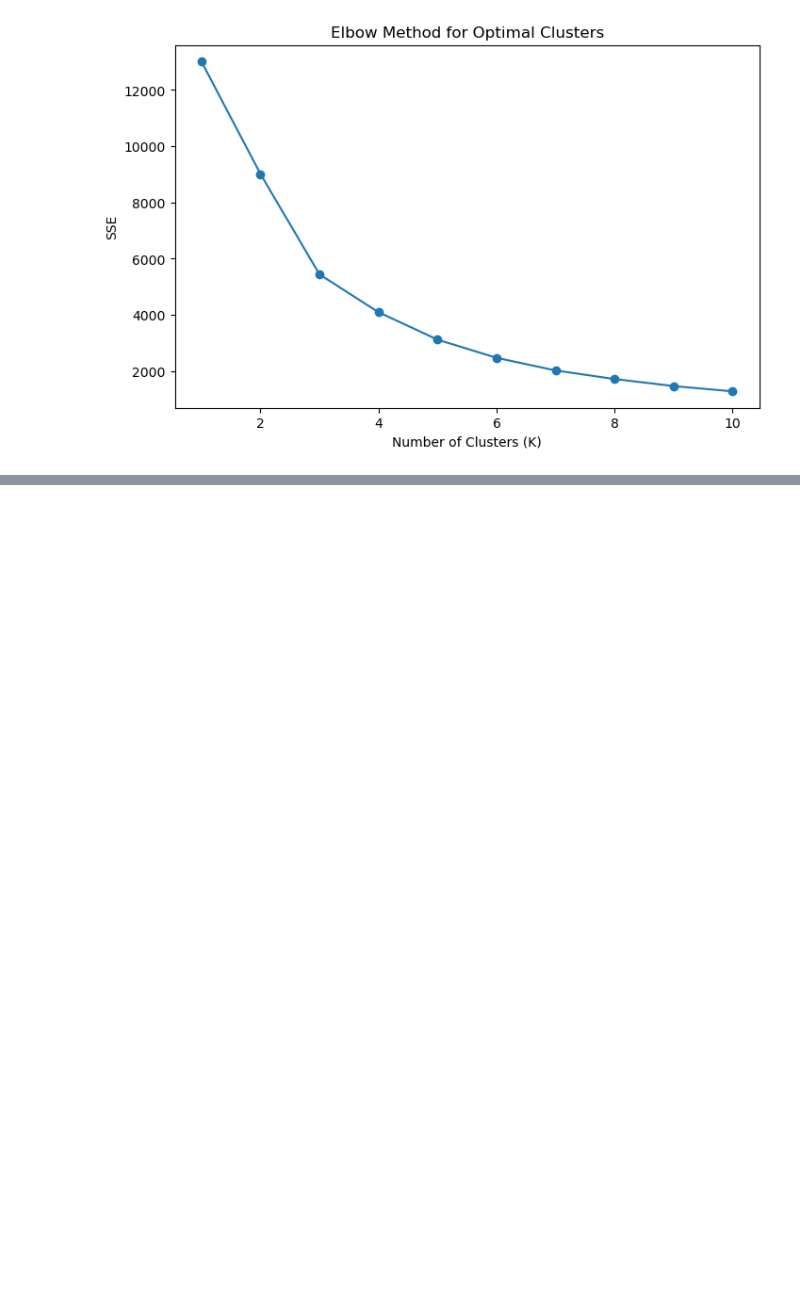
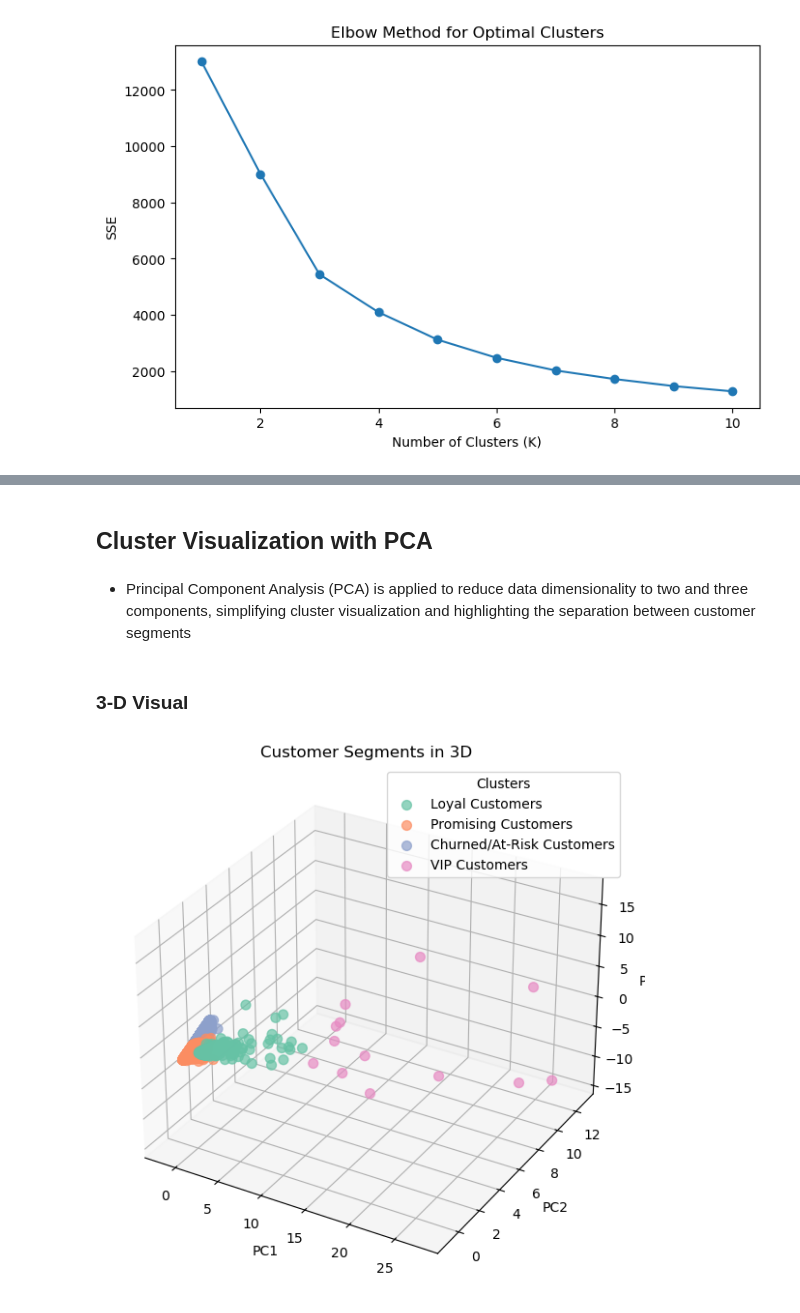
Before and after one commit to Meshack7468/customer-segmentation-rfm, a Jupyter notebook: index.ipynb, the cells around one changed output, grey strips where cells are left out. Saved outputs shown, nothing was run; the diff lists cells and outputs as text; code cells hidden in the pictures; blank space fills up the shorter version.

```diff
--- a/index.ipynb
+++ b/index.ipynb
@@ -229,0 +356,10 @@ plt.show()
+# %%
+# Assigning the Clusters Meaningful Names
+segment_map = {
+    0: "Promising Customers",
+    1: "Churned/At-Risk Customers",
+    2: "VIP Customers",
+    3: "Loyal Customers"
+}
+rfm["Segment"] = rfm["Cluster"].map(segment_map)
+rfm[["Recency", "Frequency", "Monetary", "Cluster", "Segment"]].head()
@@ -229,0 +374,42 @@ plt.show()
+# %% [markdown]
+## Cluster Visualization with PCA
+# %% [markdown]
+* Principal Component Analysis (PCA) is applied to reduce data dimensionality to two and three components, simplifying cluster visualization and highlighting the separation between customer segments
+# %% [markdown]
+### 3-D Visual
+# %%
+from mpl_toolkits.mplot3d import Axes3D
+
+# PCA with 3 components
+pca_3d = PCA(n_components=3)
+rfm_pca_3d = pca_3d.fit_transform(rfm_scaled)
+
+# Create DataFrame
+rfm_pca_3d_df = pd.DataFrame(rfm_pca_3d, columns=["PC1", "PC2", "PC3"])
+rfm_pca_3d_df["Segment"] = rfm["Segment"].values
+
+# 3D Plot
+fig = plt.figure(figsize=(10,7))
+ax = fig.add_subplot(111, projection='3d')
+
+# Maps each cluster to a color
+segments = rfm_pca_3d_df["Segment"].unique()
+colors = sns.color_palette("Set2", len(segments))
+
+for seg, color in zip(segments, colors):
+    subset = rfm_pca_3d_df[rfm_pca_3d_df["Segment"] == seg]
+    ax.scatter(
+        subset["PC1"], subset["PC2"], subset["PC3"],
+        label=seg,
+        color=color,
+        s=50, alpha=0.7
+    )
+
+ax.set_title("Customer Segments in 3D")
+ax.set_xlabel("PC1")
+ax.set_ylabel("PC2")
+ax.set_zlabel("PC3")
+ax.legend(title="Clusters")
+plt.show()
+# %% [output]
+[figure, added]
```
Also changed, not shown: parts of 52 cells of this notebook, 1 other file.
